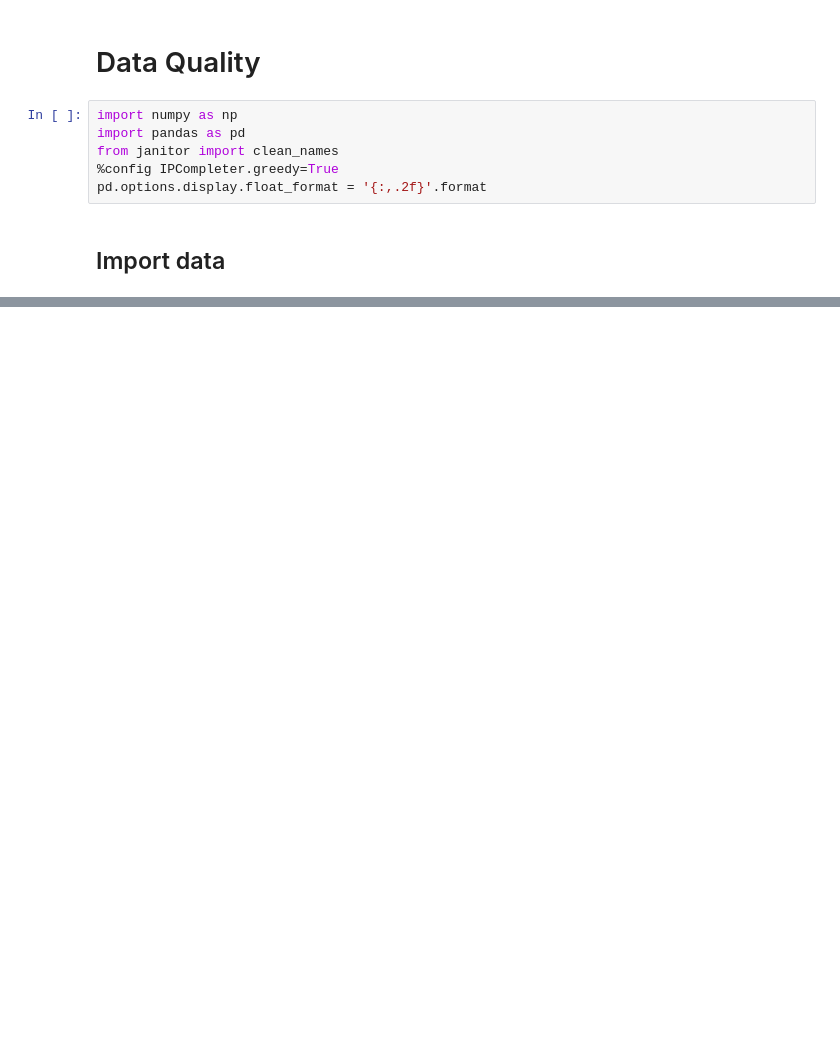
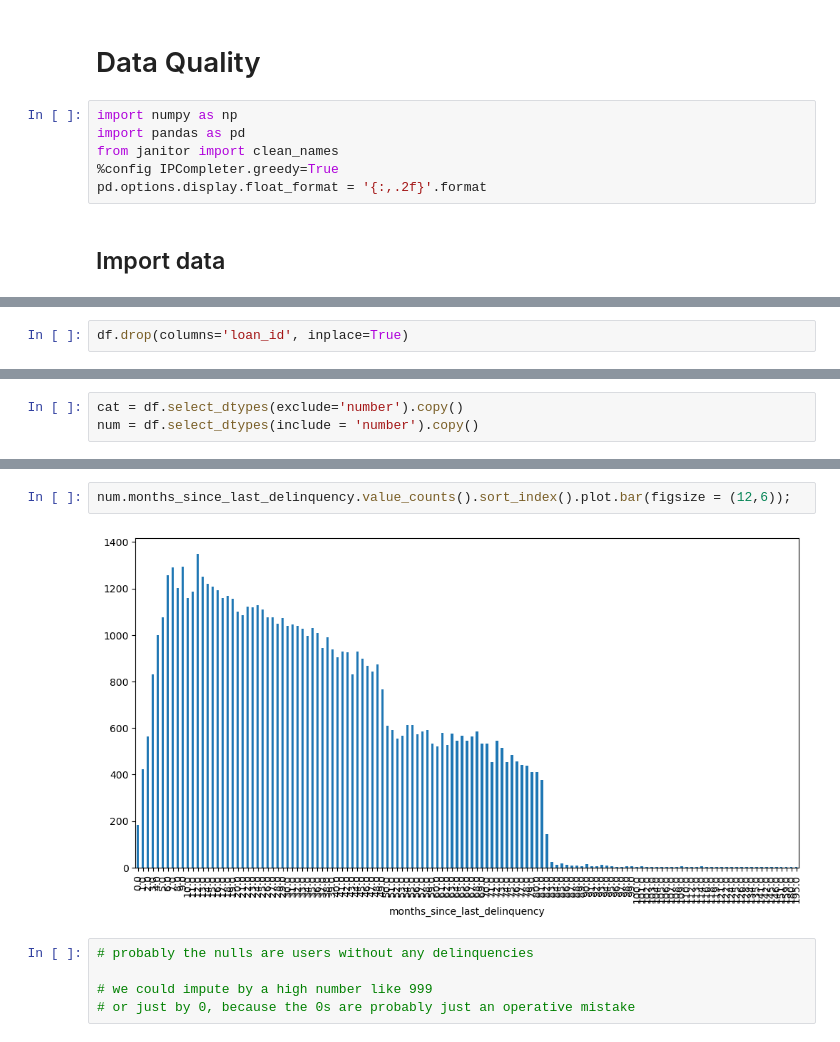
Before and after one commit to adrianriverof/risk-scoring, a Jupyter notebook: 03_Notebooks/02_Development/02_Data_Quality.ipynb, the cells around one changed output, grey strips where cells are left out. Saved outputs shown, nothing was run; the diff lists cells and outputs as text; blank space fills up the shorter version.

```diff
--- a/03_Notebooks/02_Development/02_Data_Quality.ipynb
+++ b/03_Notebooks/02_Development/02_Data_Quality.ipynb
@@ -27,0 +94,2 @@ df
+# %%
+df.drop(columns='loan_id', inplace=True)
@@ -27,0 +104,3 @@ df
+# %%
+cat = df.select_dtypes(exclude='number').copy()
+num = df.select_dtypes(include = 'number').copy()
@@ -27,0 +231,9 @@ df
+# %%
+num.months_since_last_delinquency.value_counts().sort_index().plot.bar(figsize = (12,6));
+# %% [output]
+[figure, added]
+# %%
+# probably the nulls are users without any delinquencies
+
+# we could impute by a high number like 999
+# or just by 0, because the 0s are probably just an operative mistake
```
Also changed, not shown: parts of 31 cells of this notebook.
